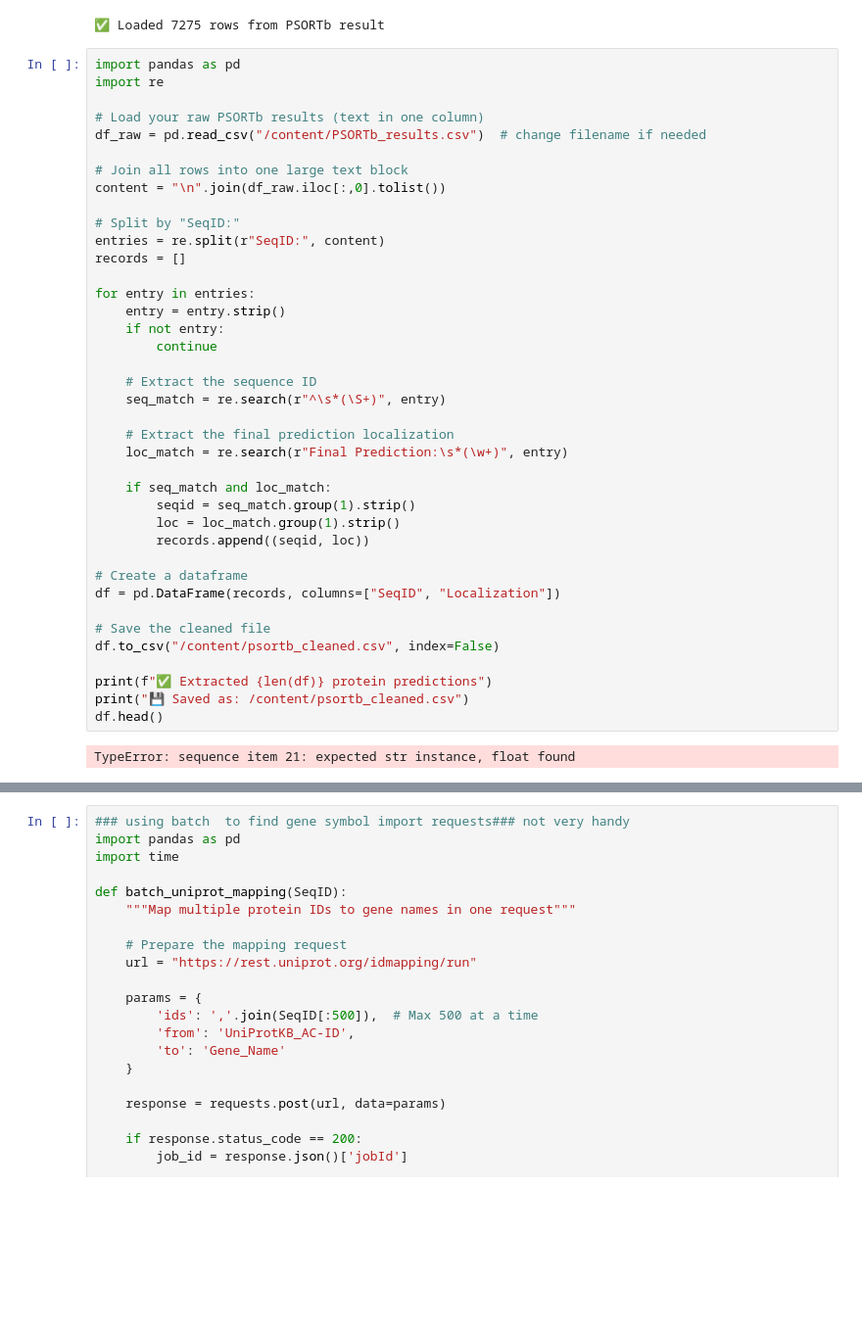
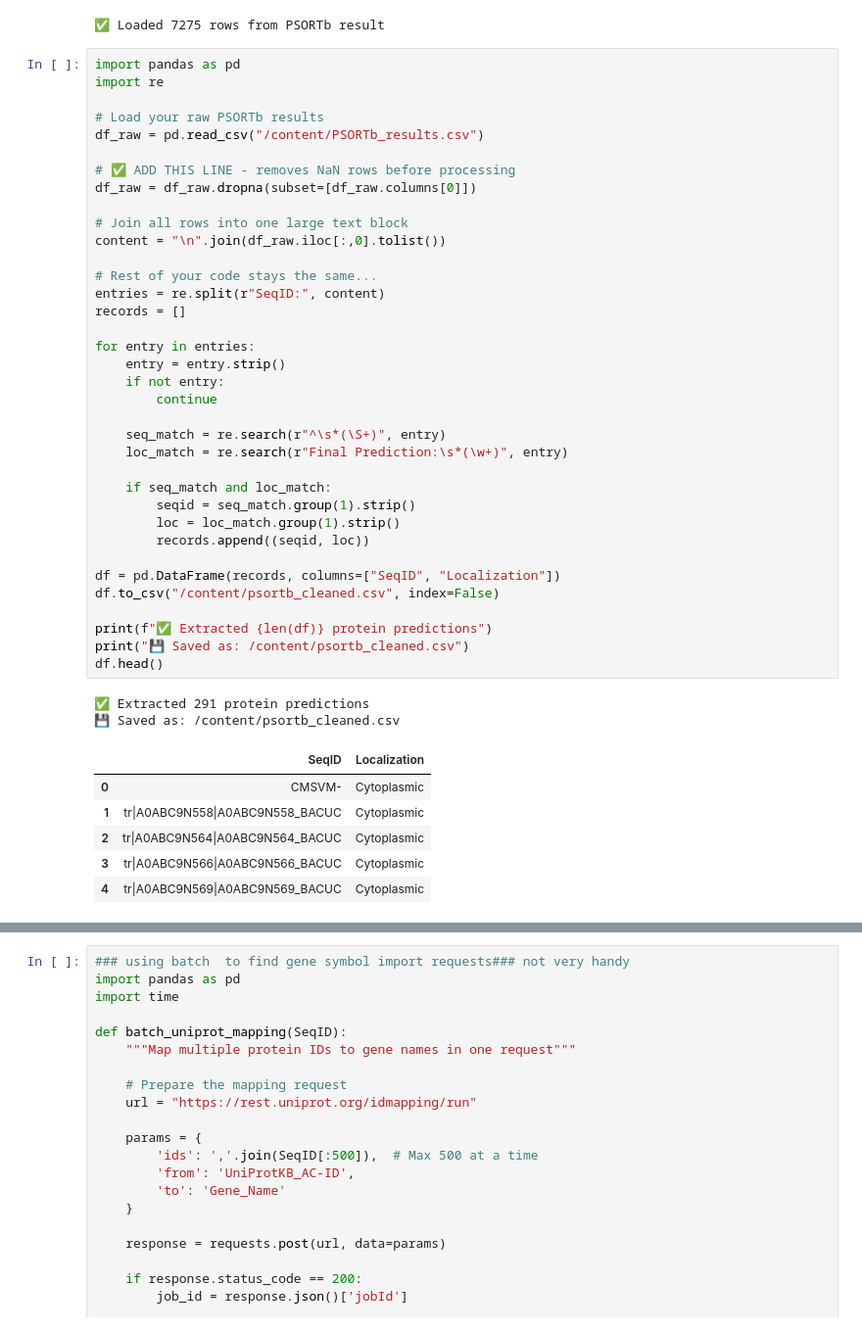
Before and after one commit to nibaskumar93n-debug/Morphoinformatics, a Jupyter notebook: Subtractive_genomic_analysis_was_applied_to_the_f_.ipynb, the cells around one changed output, grey strips where cells are left out. Shown at 98% size. Drawn from its saved outputs; the diff is of its cells as text; blank space fills up the shorter version.

```diff
--- a/Subtractive_genomic_analysis_was_applied_to_the_f_.ipynb
+++ b/Subtractive_genomic_analysis_was_applied_to_the_f_.ipynb
@@ -444,43 +444,47 @@ print(f"✅ Loaded {len(df_raw)} rows from PSORTb result")
 import pandas as pd
 import re
 
-# Load your raw PSORTb results (text in one column)
-df_raw = pd.read_csv("/content/PSORTb_results.csv")  # change filename if needed
+# Load your raw PSORTb results
+df_raw = pd.read_csv("/content/PSORTb_results.csv")
+
+# ✅ ADD THIS LINE - removes NaN rows before processing
+df_raw = df_raw.dropna(subset=[df_raw.columns[0]])
 
 # Join all rows into one large text block
 content = "\n".join(df_raw.iloc[:,0].tolist())
 
-# Split by "SeqID:"
+# Rest of your code stays the same...
 entries = re.split(r"SeqID:", content)
 records = []
 
 for entry in entries:
     entry = entry.strip()
     if not entry:
         continue
 
-    # Extract the sequence ID
     seq_match = re.search(r"^\s*(\S+)", entry)
-
-    # Extract the final prediction localization
     loc_match = re.search(r"Final Prediction:\s*(\w+)", entry)
 
     if seq_match and loc_match:
         seqid = seq_match.group(1).strip()
         loc = loc_match.group(1).strip()
         records.append((seqid, loc))
 
-# Create a dataframe
 df = pd.DataFrame(records, columns=["SeqID", "Localization"])
-
-# Save the cleaned file
 df.to_csv("/content/psortb_cleaned.csv", index=False)
 
 print(f"✅ Extracted {len(df)} protein predictions")
 print("💾 Saved as: /content/psortb_cleaned.csv")
 df.head()
 # %% [output]
-TypeError: sequence item 21: expected str instance, float found
+✅ Extracted 291 protein predictions
+💾 Saved as: /content/psortb_cleaned.csv
+|  | SeqID | Localization |
+| 0 | CMSVM- | Cytoplasmic |
+| 1 | tr|A0ABC9N558|A0ABC9N558_BACUC | Cytoplasmic |
+| 2 | tr|A0ABC9N564|A0ABC9N564_BACUC | Cytoplasmic |
+| 3 | tr|A0ABC9N566|A0ABC9N566_BACUC | Cytoplasmic |
+| 4 | tr|A0ABC9N569|A0ABC9N569_BACUC | Cytoplasmic |
 # %%
 import pandas as pd
 
```
Also changed, not shown: parts of 3 cells of this notebook.
